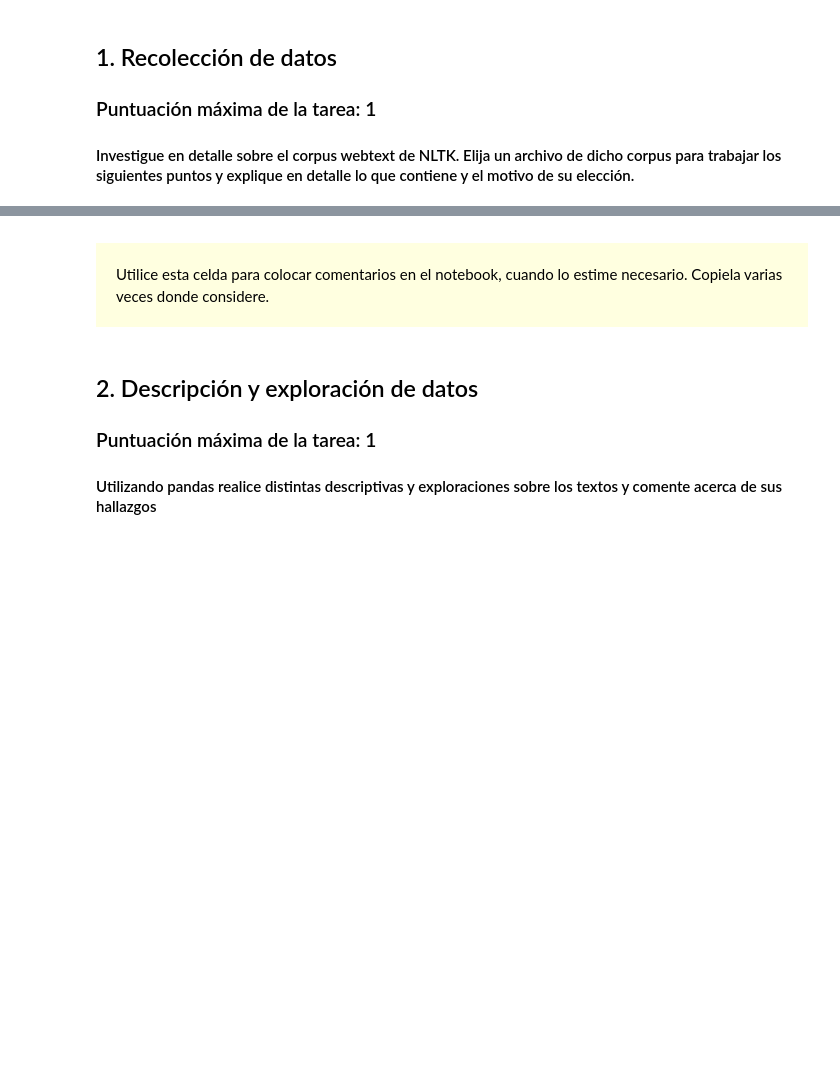
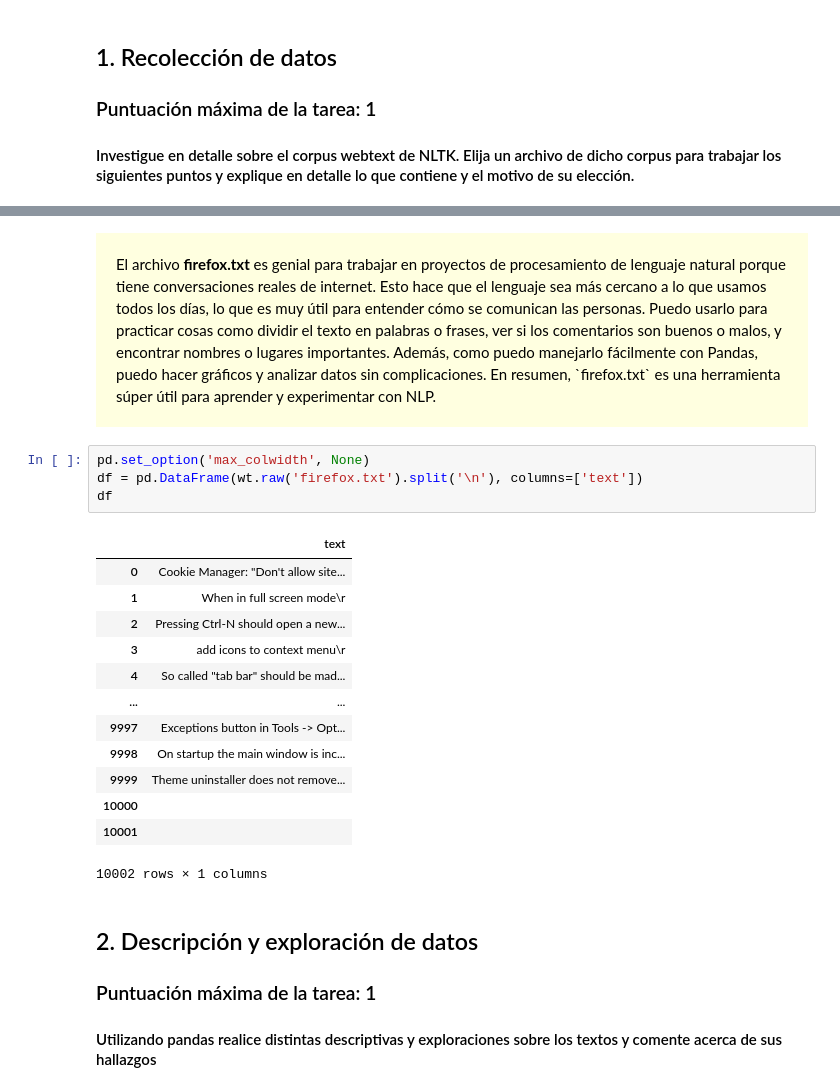
Before and after one commit to cristiandelahooz/first-porfolio, a Jupyter notebook: Portafolio Ejercicios 1.ipynb, the cells around one changed output, grey strips where cells are left out. Drawn from its saved outputs; the diff is of its cells as text; blank space fills up the shorter version.

```diff
--- a/Portafolio Ejercicios 1.ipynb
+++ b/Portafolio Ejercicios 1.ipynb
@@ -41,7 +69,25 @@ from nltk.corpus import names, wordnet as wn
 # %% [markdown]
-<div style="background:#FFFFE0;padding:20px;color:#000000;margin-top:10px;">
-Utilice esta celda para colocar comentarios en el notebook, cuando lo estime necesario. Copiela varias veces donde considere.
+<div style="background:#FFFFE0;padding:20px;color:#000000;">
+    El archivo <b>firefox.txt</b> es genial para trabajar en proyectos de procesamiento de lenguaje natural porque tiene conversaciones reales de internet. Esto hace que el lenguaje sea más cercano a lo que usamos todos los días, lo que es muy útil para entender cómo se comunican las personas. Puedo usarlo para practicar cosas como dividir el texto en palabras o frases, ver si los comentarios son buenos o malos, y encontrar nombres o lugares importantes. Además, como puedo manejarlo fácilmente con Pandas, puedo hacer gráficos y analizar datos sin complicaciones. En resumen, `firefox.txt` es una herramienta súper útil para aprender y experimentar con NLP.
 </div>
+# %%
+pd.set_option('max_colwidth', None)
+df = pd.DataFrame(wt.raw('firefox.txt').split('\n'), columns=['text'])
+df
+# %% [output]
+|  | text |
+| 0 | Cookie Manager: "Don't allow site... |
+| 1 | When in full screen mode\r |
+| 2 | Pressing Ctrl-N should open a new... |
+| 3 | add icons to context menu\r |
+| 4 | So called "tab bar" should be mad... |
+| ... | ... |
+| 9997 | Exceptions button in Tools -> Opt... |
+| 9998 | On startup the main window is inc... |
+| 9999 | Theme uninstaller does not remove... |
+| 10000 |  |
+| 10001 |  |
+10002 rows × 1 columns
 # %% [markdown]
 ## 2. Descripción y exploración de datos
 ### Puntuación máxima de la tarea: 1
```
Also changed, not shown: parts of 18 cells of this notebook.
